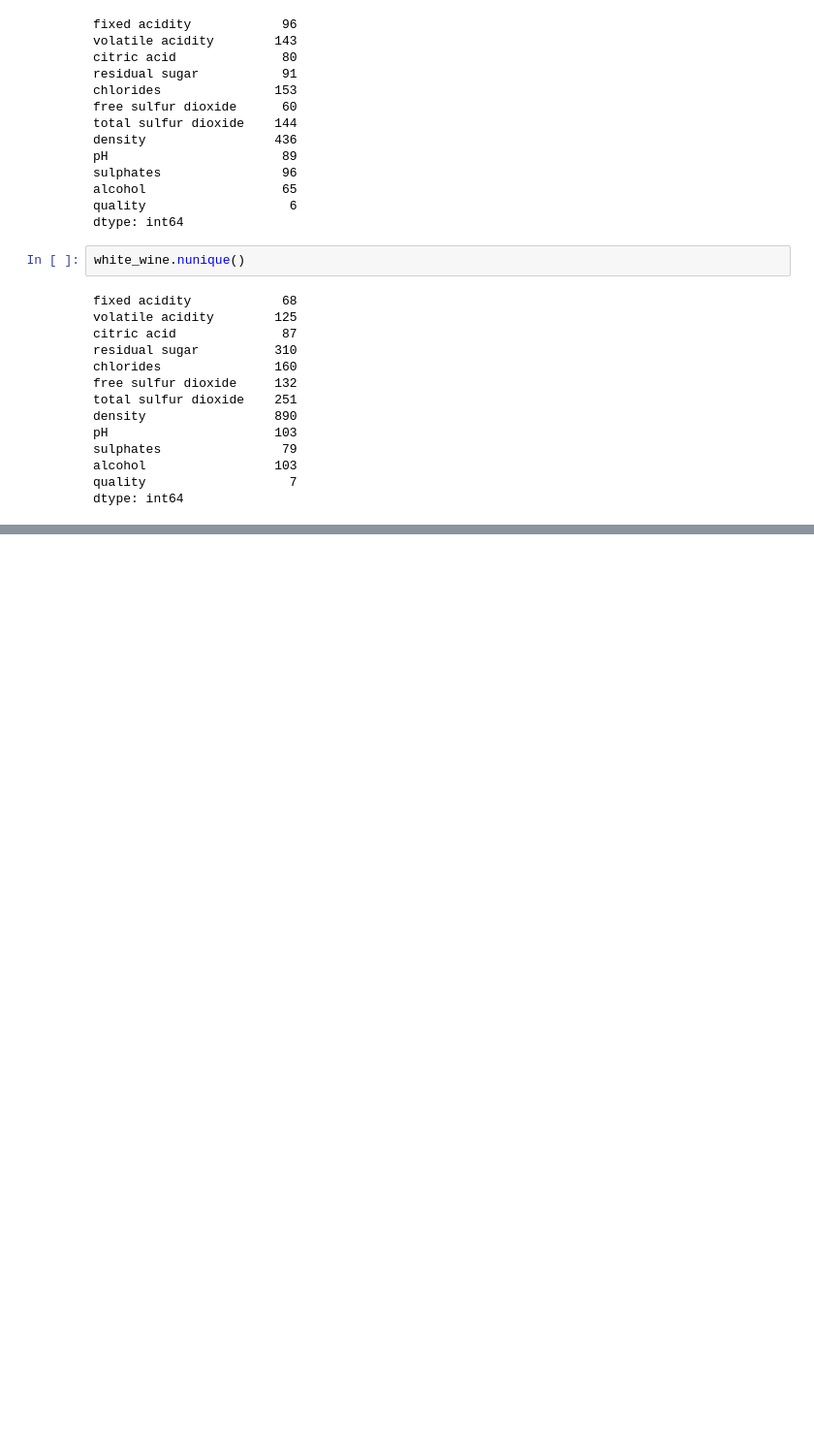
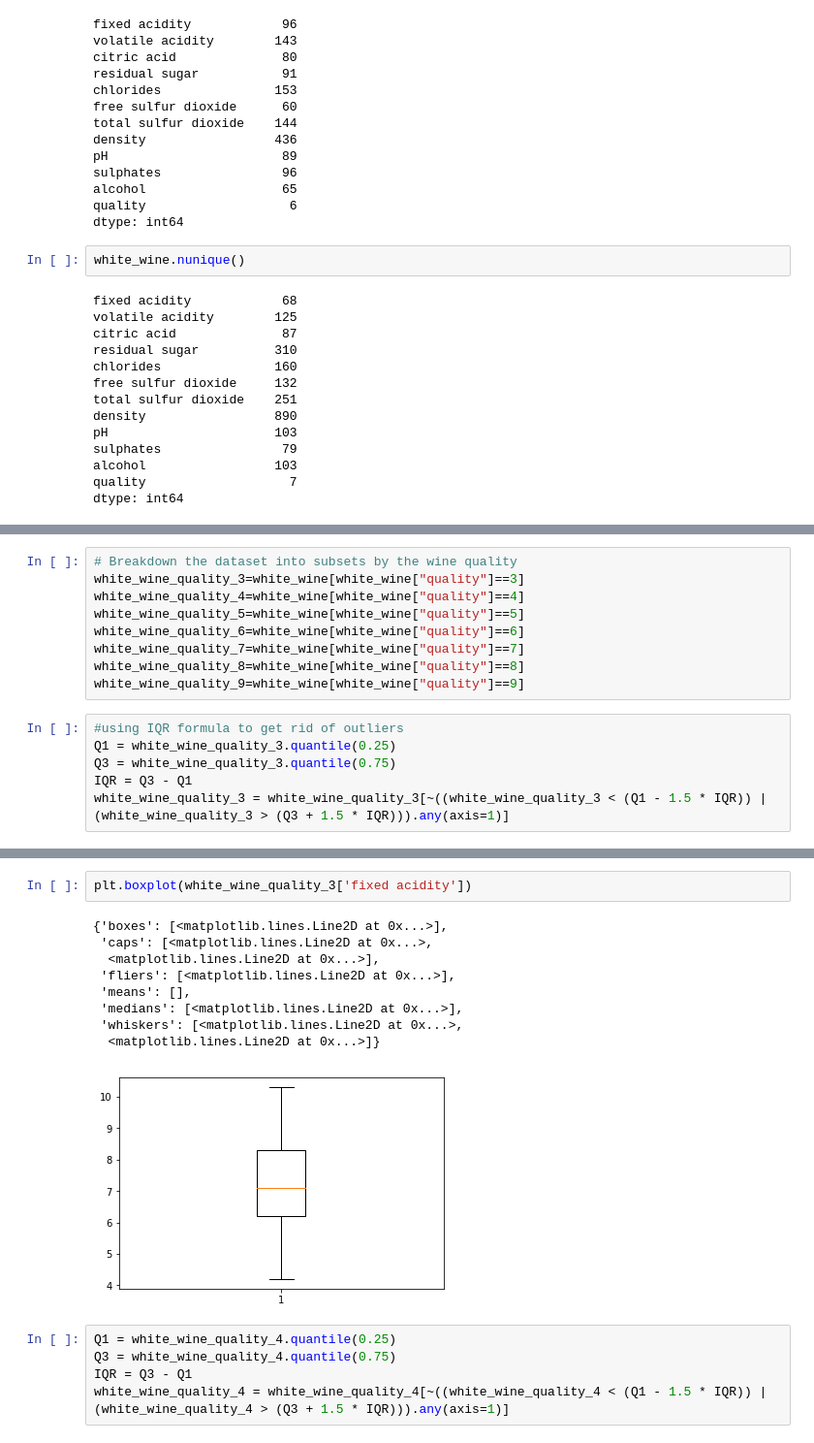
Before and after one commit to Caporine/Darren, a Jupyter notebook: UCI-Wine-Quality.ipynb, the cells around one changed output, grey strips where cells are left out. Shown at 97% size. Saved outputs shown, nothing was run; the diff lists cells and outputs as text; blank space fills up the shorter version.

```diff
--- a/UCI-Wine-Quality.ipynb
+++ b/UCI-Wine-Quality.ipynb
@@ -176,0 +196,15 @@ dtype: int64
+# %%
+# Breakdown the dataset into subsets by the wine quality
+white_wine_quality_3=white_wine[white_wine["quality"]==3]
+white_wine_quality_4=white_wine[white_wine["quality"]==4]
+white_wine_quality_5=white_wine[white_wine["quality"]==5]
+white_wine_quality_6=white_wine[white_wine["quality"]==6]
+white_wine_quality_7=white_wine[white_wine["quality"]==7]
+white_wine_quality_8=white_wine[white_wine["quality"]==8]
+white_wine_quality_9=white_wine[white_wine["quality"]==9]
+# %%
+#using IQR formula to get rid of outliers
+Q1 = white_wine_quality_3.quantile(0.25)
+Q3 = white_wine_quality_3.quantile(0.75)
+IQR = Q3 - Q1
+white_wine_quality_3 = white_wine_quality_3[~((white_wine_quality_3 < (Q1 - 1.5 * IQR)) |(white_wine_quality_3 > (Q3 + 1.5 * IQR))).any(axis=1)]
@@ -176,0 +245,17 @@ dtype: int64
+# %%
+plt.boxplot(white_wine_quality_3['fixed acidity'])
+# %% [output]
+{'boxes': [<matplotlib.lines.Line2D at 0x...>],
+ 'caps': [<matplotlib.lines.Line2D at 0x...>,
+  <matplotlib.lines.Line2D at 0x...>],
+ 'fliers': [<matplotlib.lines.Line2D at 0x...>],
+ 'means': [],
+ 'medians': [<matplotlib.lines.Line2D at 0x...>],
+ 'whiskers': [<matplotlib.lines.Line2D at 0x...>,
+  <matplotlib.lines.Line2D at 0x...>]}
+[figure, added]
+# %%
+Q1 = white_wine_quality_4.quantile(0.25)
+Q3 = white_wine_quality_4.quantile(0.75)
+IQR = Q3 - Q1
+white_wine_quality_4 = white_wine_quality_4[~((white_wine_quality_4 < (Q1 - 1.5 * IQR)) |(white_wine_quality_4 > (Q3 + 1.5 * IQR))).any(axis=1)]
```
Also changed, not shown: parts of 49 cells of this notebook.
